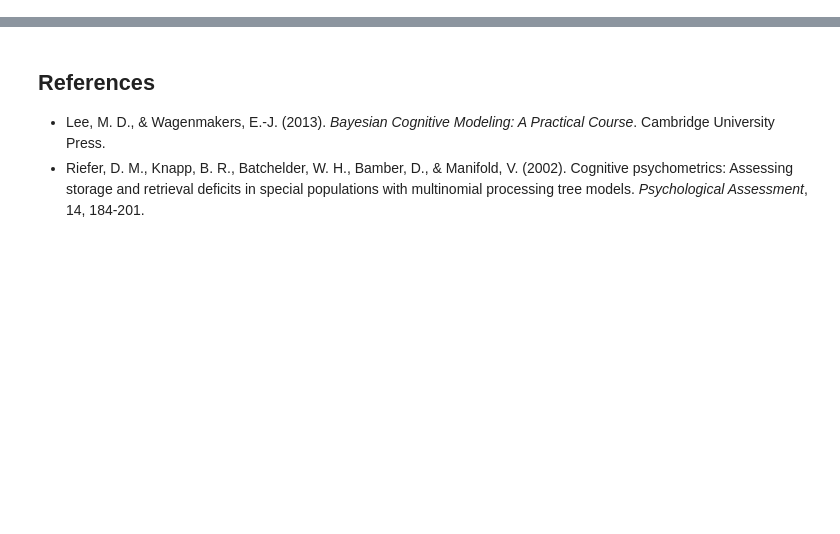
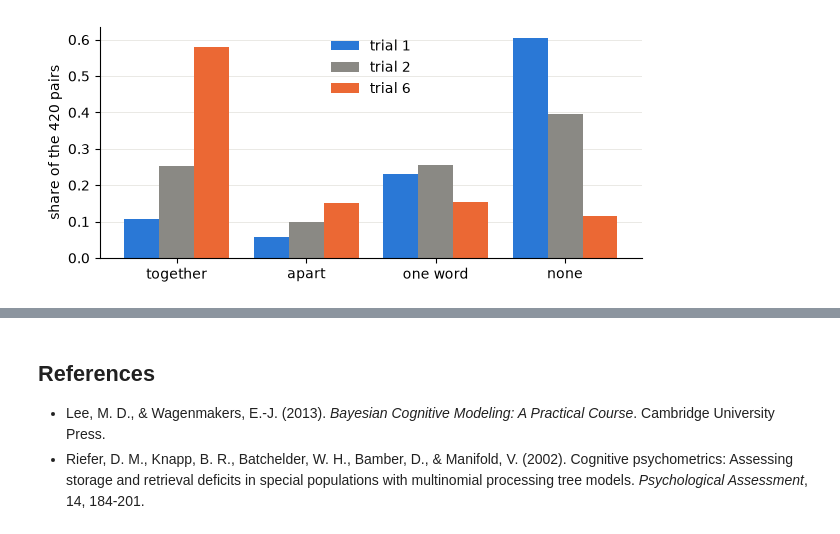
Before and after one commit to florence-bockting/elicito, a Jupyter notebook: docs/case-studies/multinomial-processing-trees.ipynb, the cells around one changed output, grey strips where cells are left out. Drawn from its saved outputs; the diff is of its cells as text; code cells hidden in the pictures; blank space fills up the shorter version.

Commit message:
docs: rewrite the multinomial processing tree case study as a narrative with figures

```diff
--- a/docs/case-studies/multinomial-processing-trees.ipynb
+++ b/docs/case-studies/multinomial-processing-trees.ipynb
@@ -26,14 +95,30 @@ os.environ["TF_CPP_MIN_LOG_LEVEL"] = "3"
 # %%
-from typing import Any
-
-import numpy as np
-import pymc as pm
-import tensorflow as tf
-import tensorflow_probability as tfp
-from scipy import stats
-
-from elicito.adapter import pymc as adapter_pymc
-
-SEED = tf.constant([2013, 14], dtype=tf.int32)
-DRAWS = 10_000
+kall = np.array([[45, 24, 97, 254], [106, 41, 107, 166], [243, 64, 65, 48]])
+TRIALS = (1, 2, 6)
+k = kall[0]  # trial 1
+n = int(k.sum())  # pairs
+CATEGORIES = ("together", "apart", "one word", "none")
+# %%
+fig, ax = plt.subplots(figsize=(7, 3))
+x_pos = np.arange(4)
+for offset, (trial, counts), color in zip(
+    (-0.27, 0.0, 0.27), zip(TRIALS, kall), (BLUE, GREY, ORANGE)
+):
+    ax.bar(
+        x_pos + offset,
+        counts / counts.sum(),
+        width=0.27,
+        color=color,
+        label=f"trial {trial}",
+    )
+ax.set(
+    xticks=x_pos,
+    xticklabels=CATEGORIES,
+    ylabel="share of the 420 pairs",
+)
+ax.grid(axis="x", visible=False)
+ax.legend()
+plt.show()
+# %% [output]
+[figure, added]
 # %% [markdown]
```
Also changed, not shown: parts of 28 cells of this notebook, 1 other file.
